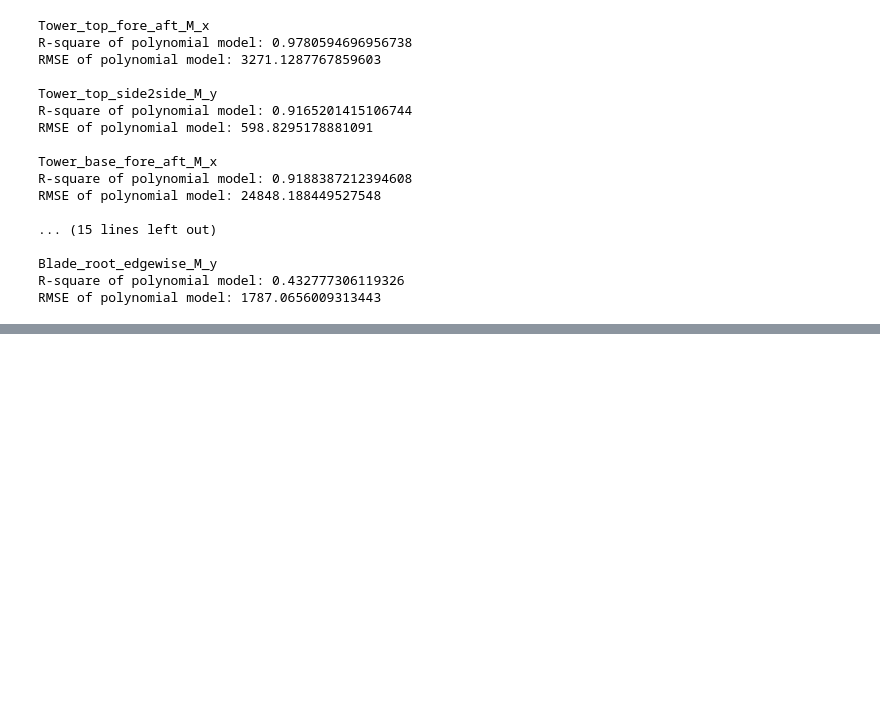
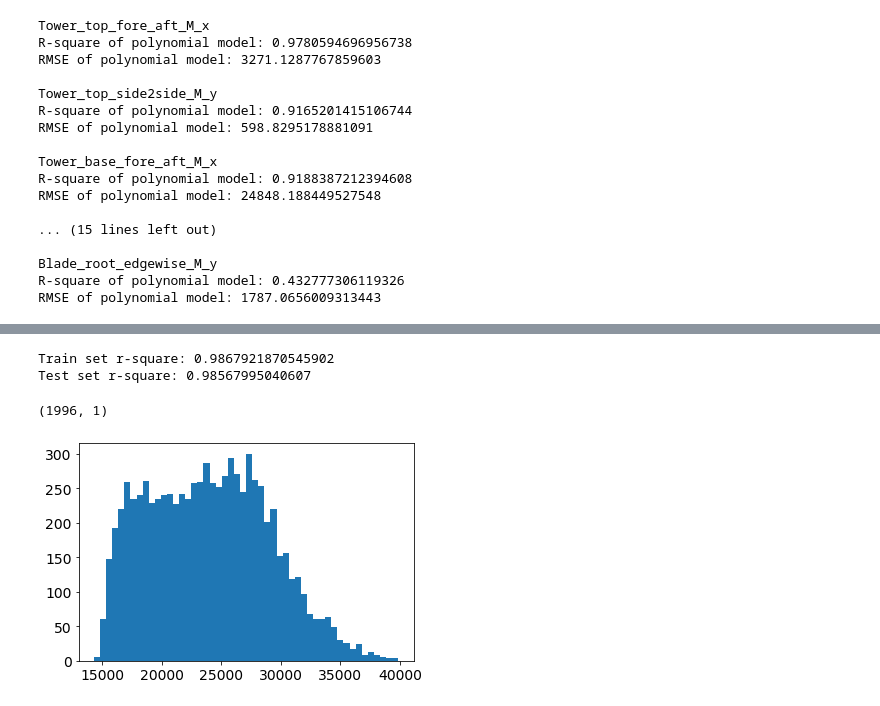
Before and after one commit to YannisParask17/Probabilistic-methods-in-WE, a Jupyter notebook: Assignment1/src/Assignment1_notebook_filt_Yannis.ipynb, the cells around one changed output, grey strips where cells are left out. Saved outputs shown, nothing was run; the diff lists cells and outputs as text; code cells hidden in the pictures; blank space fills up the shorter version.

```diff
--- a/Assignment1/src/Assignment1_notebook_filt_Yannis.ipynb
+++ b/Assignment1/src/Assignment1_notebook_filt_Yannis.ipynb
@@ -616,0 +672,5 @@ RMSE of polynomial model: 1787.0656009313443
+# %%
+# Trying with relu activation
+ANNmodel.set_params(activation='relu')
+ANNmodel.fit(AllInputData.values, AllTargetData["Blade_root_tot"])
+print('Model r-square with full data set: ' + str(ANNmodel.score(AllInputData,AllTargetData['Blade_root_tot'])))
@@ -616,0 +697,22 @@ RMSE of polynomial model: 1787.0656009313443
+# %%
+Xscaler = sklearn.preprocessing.StandardScaler()
+Yscaler = sklearn.preprocessing.StandardScaler()
+Xscaler = Xscaler.fit(AllInputData)
+Yscaler = Yscaler.fit(AllTargetData["Blade_root_tot"].values.reshape(-1,1))
+
+
+TrainTestRatio = 0.8
+N = len(AllInputData)
+print(AllInputData.shape)
+
+# Here we take only a subset of the input data, not the entire dataset
+Xtrain = Xscaler.transform(AllInputData.values[:int(N*TrainTestRatio),:])
+Xtest = Xscaler.transform(AllInputData.values[int(N*TrainTestRatio):,:])
+
+Ytrain = Yscaler.transform(AllTargetData['Blade_root_tot'].values[:int(N*TrainTestRatio)].reshape(-1,1))
+Ytest = Yscaler.transform(AllTargetData['Blade_root_tot'].values[int(N*TrainTestRatio):].reshape(-1,1))
+
+print(AllInputData.values)
+print(AllInputData.values[:int(N*TrainTestRatio),:])
+print(N*TrainTestRatio)
+print(Ytrain)
@@ -616,0 +741,6 @@ RMSE of polynomial model: 1787.0656009313443
+# %%
+# Make a fit with the transformed data
+
+ANNmodel.set_params(learning_rate_init = 0.01, activation = 'relu',tol = 1e-6,n_iter_no_change = 10, hidden_layer_sizes = (12,12), validation_fraction = 0.1)
+
+ANNmodel.fit(Xtrain, Ytrain.ravel())
@@ -616,0 +767,19 @@ RMSE of polynomial model: 1787.0656009313443
+# %%
+print( 'Train set r-square: ' + str(ANNmodel.score(Xtrain,Ytrain)))
+print( 'Test set r-square: ' + str(ANNmodel.score(Xtest,Ytest)))
+# %% [output]
+Train set r-square: 0.9867921870545902
+Test set r-square: 0.98567995040607
+# %%
+# Compute model predictions for test data
+Yout = Yscaler.inverse_transform(ANNmodel.predict(Xtrain).reshape(-1,1))
+Yout_test = Yscaler.inverse_transform(ANNmodel.predict(Xtest).reshape(-1,1))
+# %%
+Yout_test.shape
+# %% [output]
+(1996, 1)
+# %%
+plt.hist(Yout,50)
+plt.show()
+# %% [output]
+[figure, added]
```
Also changed, not shown: parts of 22 cells of this notebook.
